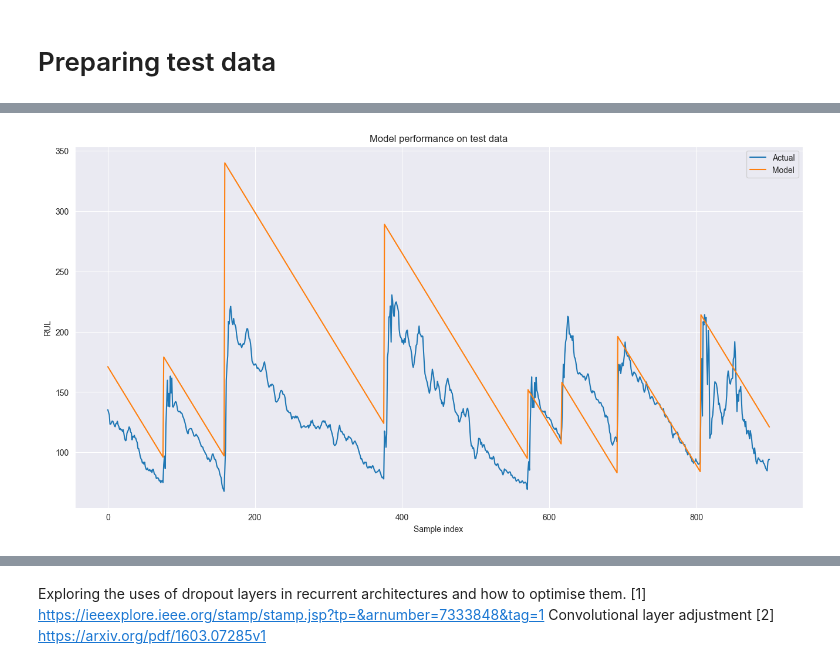
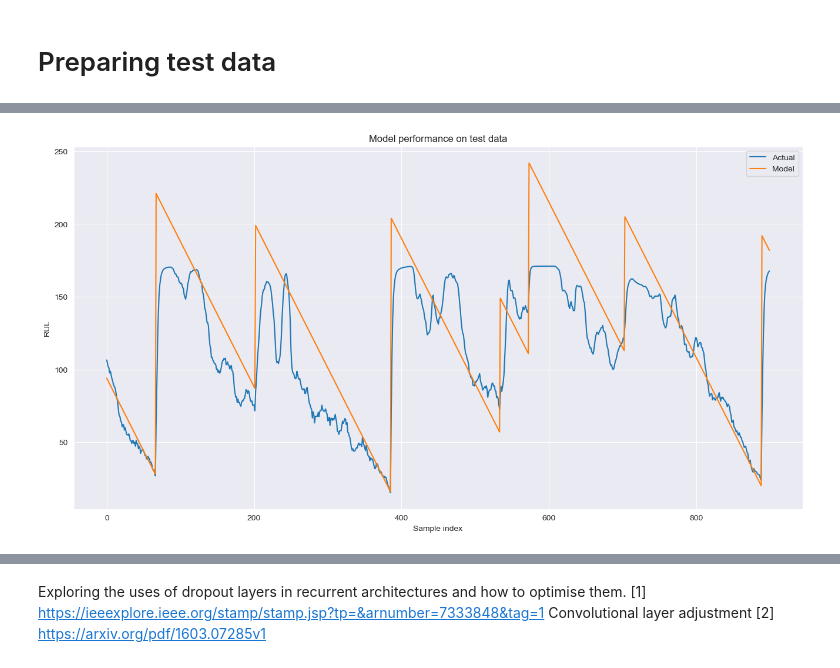
Before and after one commit to Changtze/JetEnginePMH, a Jupyter notebook: lstm.ipynb, the cells around one changed output, grey strips where cells are left out. Drawn from its saved outputs; the diff is of its cells as text; code cells hidden in the pictures.

```diff
--- a/lstm.ipynb
+++ b/lstm.ipynb
@@ -142,9 +143,9 @@ def create_training_batch(df, seq_length, columns):
 # %%
 FD_columns = [[column for column in df if column != 'RUL'] for df in train_data]
 # %%
-sequence_length = 13
+sequence_length = 35
 trajectory = 0  # see readme file
-batch_size = 128
+batch_size = 230
 # %%
 FD001_train = train_data[trajectory]
 FD001_test = test_data[trajectory]
@@ -188,21 +339,21 @@ class DamagePropagationLSTM(nn.Module):
     def __init__(self, feature_count, out_dim):
         super(DamagePropagationLSTM, self).__init__()
         # Stacked convolutional block
-        self.cnn = nn.Sequential(
-            nn.Conv1d(in_channels=feature_count, out_channels=32, kernel_size=3, padding='same'),
-            nn.ReLU(),
-            nn.Conv1d(in_channels=32, out_channels=64, kernel_size=5, padding='same'),
-            nn.ReLU(),
-            nn.MaxPool1d(kernel_size=3, stride=2, padding=1),
-        )
+        #self.cnn = nn.Sequential(
+            #nn.Conv1d(in_channels=feature_count, out_channels=64, kernel_size=3, padding='same'),
+            #nn.ReLU(),
+            #nn.Conv1d(in_channels=64, out_channels=128, kernel_size=5, padding='same'),
+            #nn.ReLU(),
+            #nn.MaxPool1d(kernel_size=3, stride=2, padding=1),
+        #)
 
-        self.lstm1 = nn.LSTM(input_size=64, hidden_size=128, batch_first=True)
-        self.batch_norm = nn.BatchNorm1d(num_features=128)
-        self.dropout1 = nn.Dropout(0.1)
-        self.lstm2 = nn.LSTM(input_size=128, hidden_size=64, batch_first=True)
+        self.lstm1 = nn.LSTM(input_size=feature_count, hidden_size=100, batch_first=True)
+        #self.batch_norm = nn.BatchNorm1d(num_features=256)
+        self.dropout1 = nn.Dropout(0.2)
+        self.lstm2 = nn.LSTM(input_size=100, hidden_size=50, batch_first=True)
         self.dropout2 = nn.Dropout(0.2)
-        self.dense2 = nn.Linear(in_features=64, out_features=out_dim)
-        self.activation2 = nn.LeakyReLU()
+        self.dense2 = nn.Linear(in_features=50, out_features=out_dim)
+        self.activation2 = nn.ReLU()
 
     def forward(self, x):
         #x = self.conv1(x.transpose(1, 2)).transpose(1, 2)
@@ -211,9 +362,9 @@ class DamagePropagationLSTM(nn.Module):
         #x = self.dense1(x)
        #x = self.activation1(x)
 
-        x = self.cnn(x.transpose(1, 2)).transpose(1, 2)
+        #x = self.cnn(x.transpose(1, 2)).transpose(1, 2)
         x, _ = self.lstm1(x)
-        x = self.batch_norm(x.transpose(1, 2)).transpose(1, 2)
+        #x = self.batch_norm(x.transpose(1, 2)).transpose(1, 2)
         x = self.dropout1(x)
         x, (hn, cn) = self.lstm2(x)
         x = self.dropout2(hn[-1])
@@ -406,24 +518,24 @@ We can still evaluate model accuracy sufficiently even after removing the first
 # %%
 ModelTest.eval()
 with torch.no_grad():
     y_test_pred = ModelTest(x_test_tensor)
 
 y_test_pred = torch.Tensor.cpu(y_test_pred)
-start_idx = 1000
-end_idx = 1900
+start_idx = 2000
+end_idx = 2900
 truncated_ground_truth = FD001_test['RUL'][(sequence_length-1):].reset_index(drop=True)
 truncated_subset = truncated_ground_truth[start_idx:end_idx].reset_index(drop=True)
 
 plt.figure(figsize=(16,8))
 plt.plot(y_test_pred[start_idx:end_idx], label='Actual')
 plt.plot(truncated_subset, label='Model')
 plt.xlabel('Sample index')
 plt.ylabel('RUL')
 plt.title("Model performance on test data")
 plt.legend()
 plt.show()
 # %% [output]
-[figure, old version]
+[figure, new version]
 # %%
 # Test data evaluation
 evaluation_metrics(truncated_ground_truth, y_test_pred)
```
Also changed, not shown: parts of 28 cells of this notebook.
